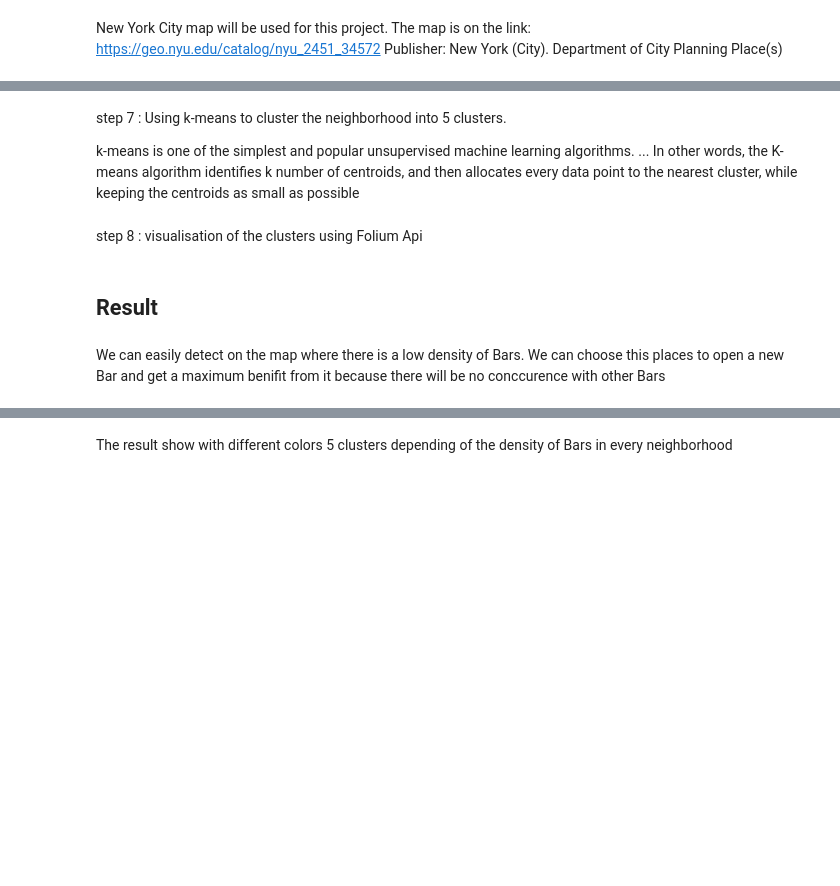
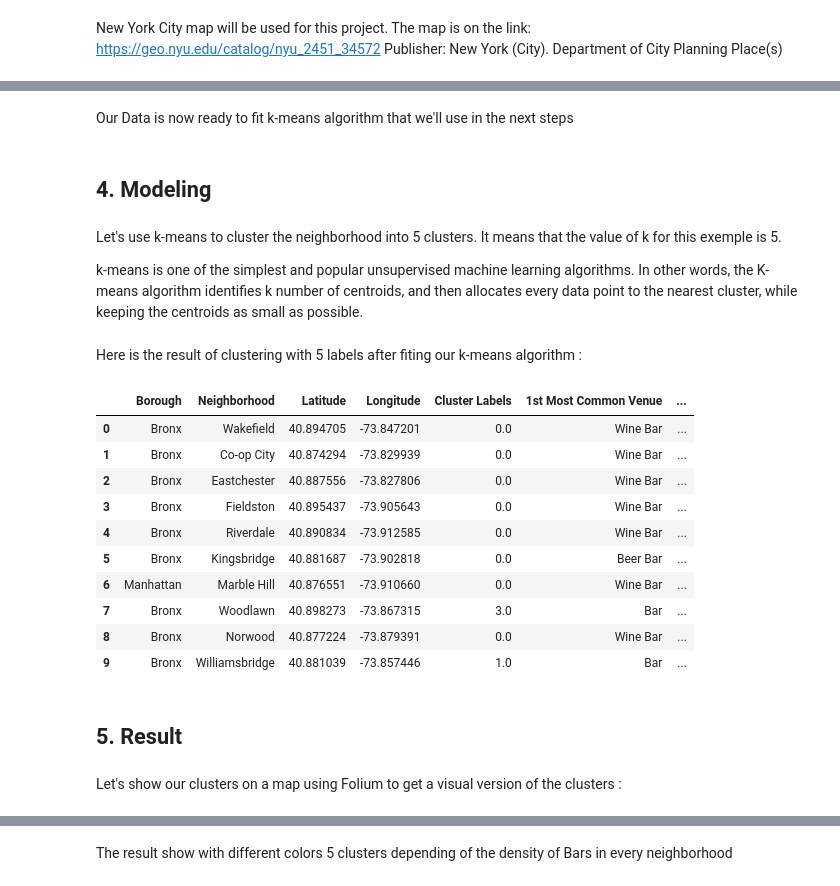
Before and after one commit to MehdiAzough/Coursera_Capstone, a Jupyter notebook: Final report.ipynb, the cells around one changed output, grey strips where cells are left out. Drawn from its saved outputs; the diff is of its cells as text; code cells hidden in the pictures; blank space fills up the shorter version.

```diff
--- a/Final report.ipynb
+++ b/Final report.ipynb
@@ -39,0 +214,22 @@ step 6 : create the new dataframe and display the top 10 venues that contain Bar
+# %%
+def return_most_common_venues(row, num_top_venues):
+    row_categories = row.iloc[1:]
+    row_categories_sorted = row_categories.sort_values(ascending=False)
+    return row_categories_sorted.index.values[0:num_top_venues]
+
+num_top_venues = 10
+
+indicators = ['st', 'nd', 'rd']
+columns = ['Neighborhood']
+for ind in np.arange(num_top_venues):
+    try:
+        columns.append('{}{} Most Common Venue'.format(ind+1, indicators[ind]))
+    except:
+        columns.append('{}th Most Common Venue'.format(ind+1))
+
+
+neighborhoods_venues_sorted = pd.DataFrame(columns=columns)
+neighborhoods_venues_sorted['Neighborhood'] = newyork_grouped['Neighborhood']
+for ind in np.arange(newyork_grouped.shape[0]):
+    neighborhoods_venues_sorted.iloc[ind, 1:] = return_most_common_venues(newyork_grouped.iloc[ind, :], num_top_venues)
+neighborhoods_venues_sorted.head(10)
@@ -40,10 +248,42 @@ step 6 : create the new dataframe and display the top 10 venues that contain Bar
+# %% [markdown]
+Our Data is now ready to fit k-means algorithm that we'll use in the next steps
+# %% [markdown]
+## 4. Modeling
 # %% [markdown]
-step 7 : Using k-means to cluster the neighborhood into 5 clusters.
+Let's use k-means to cluster the neighborhood into 5 clusters. It means that the value of k for this exemple is 5.
 
-k-means is one of the simplest and popular unsupervised machine learning algorithms. ... In other words, the K-means algorithm identifies k number of centroids, and      then allocates every data point to the nearest cluster, while keeping the centroids as small as possible
+k-means is one of the simplest and popular unsupervised machine learning algorithms. In other words, the K-means algorithm identifies k number of centroids, and      then allocates every data point to the nearest cluster, while keeping the centroids as small as possible.
-# %% [markdown]
-step 8 : visualisation of the clusters using Folium Api
+# %% [markdown]
+Here is the result of clustering with 5 labels after fiting our k-means algorithm :
+# %%
+# set number of clusters
+kclusters = 5
+
+manhattan_grouped_clustering = newyork_grouped.drop('Neighborhood', 1)
+
+# run k-means clustering
+kmeans = KMeans(n_clusters=kclusters, random_state=0).fit(manhattan_grouped_clustering)
+
+# check cluster labels generated for each row in the dataframe
+kmeans.labels_[0:5]
+#neighborhoods_venues_sorted.insert(0, 'Cluster Labels', kmeans.labels_)
+manhattan_merged = neighborhoods
+manhattan_merged = manhattan_merged.join(neighborhoods_venues_sorted.set_index('Neighborhood'), on='Neighborhood')
+manhattan_merged = manhattan_merged[np.isfinite(manhattan_merged['Cluster Labels'])]
+manhattan_merged.head(10)
+# %% [output]
+|  | Borough | Neighborhood | Latitude | Longitude | Cluster Labels | 1st Most Common Venue | ... |
+| 0 | Bronx | Wakefield | 40.894705 | -73.847201 | 0.0 | Wine Bar | ... |
+| 1 | Bronx | Co-op City | 40.874294 | -73.829939 | 0.0 | Wine Bar | ... |
+| 2 | Bronx | Eastchester | 40.887556 | -73.827806 | 0.0 | Wine Bar | ... |
+| 3 | Bronx | Fieldston | 40.895437 | -73.905643 | 0.0 | Wine Bar | ... |
+| 4 | Bronx | Riverdale | 40.890834 | -73.912585 | 0.0 | Wine Bar | ... |
+| 5 | Bronx | Kingsbridge | 40.881687 | -73.902818 | 0.0 | Beer Bar | ... |
+| 6 | Manhattan | Marble Hill | 40.876551 | -73.910660 | 0.0 | Wine Bar | ... |
+| 7 | Bronx | Woodlawn | 40.898273 | -73.867315 | 3.0 | Bar | ... |
+| 8 | Bronx | Norwood | 40.877224 | -73.879391 | 0.0 | Wine Bar | ... |
+| 9 | Bronx | Williamsbridge | 40.881039 | -73.857446 | 1.0 | Bar | ... |
 # %% [markdown]
-## Result
+## 5. Result
-# %% [markdown]
-We can easily detect on the map where there is a low density of Bars. We can choose this places to open a new Bar and get a maximum benifit from it because there will be no conccurence with other Bars
+# %% [markdown]
+Let's show our clusters on a map using Folium to get a visual version of the clusters :
```
Also changed, not shown: parts of 32 cells of this notebook.
